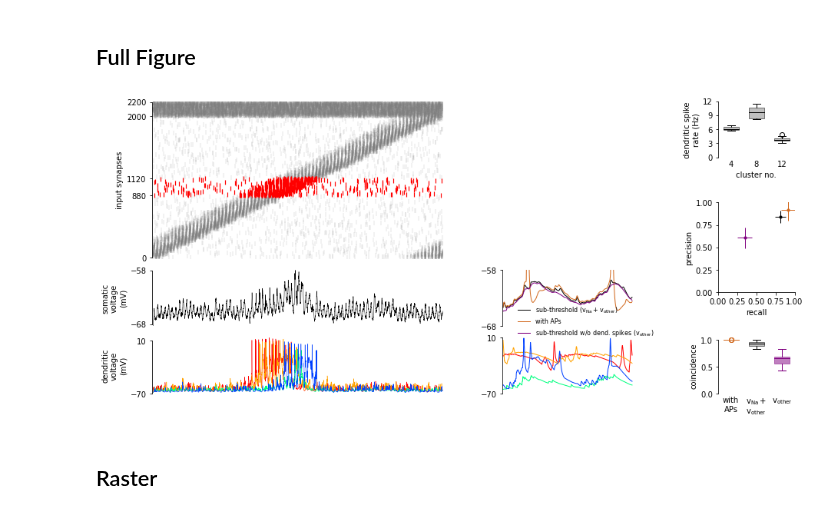
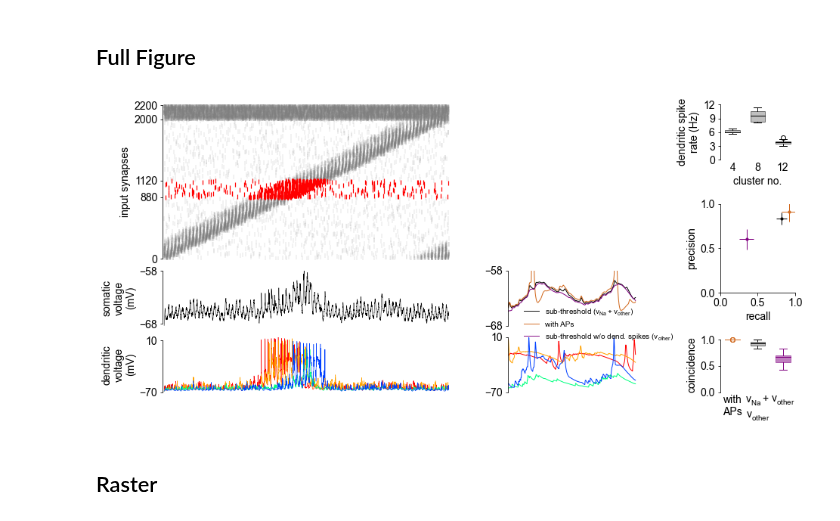
Before and after one commit to yjkimnada/dendrite, a Jupyter notebook: fig_biophys/fig_biophys.ipynb, the cells around one changed output. Cells and saved outputs as stored; diff of their text form; code cells hidden in the pictures.

```diff
--- a/fig_biophys/fig_biophys.ipynb
+++ b/fig_biophys/fig_biophys.ipynb
@@ -112,6 +112,7 @@ dspike_counts = dspike_counts / 10
 mpl.rcParams['pdf.fonttype'] = 42
 mpl.rcParams['font.sans-serif'] = "Arial"
 mpl.rcParams['font.family'] = "sans-serif"
+plt.rcParams['font.size'] = '14'
 
 fig = plt.figure(constrained_layout=True, figsize = (15,7))
 gs = fig.add_gridspec(9,24, wspace=0.2, hspace=0.5)
@@ -193,7 +194,7 @@ ax5.spines.top.set_visible(False)
 ax5.spines.bottom.set_visible(False)
 ax5.set_xticks([])
 #ax5.set_ylabel("Somatic Voltage (mV)")
-ax5.legend(loc=(0.1,-0.25), fontsize=8, frameon=False)
+ax5.legend(loc=(0.1,-0.35), fontsize=10, frameon=False)
 ax5.margins(x=0.005, y=0.005)
 
 ax4.plot(dend[0][22500:23500], color="#ff0000", linewidth=1, label="Cluster 1")
@@ -242,8 +243,8 @@ ax7.spines.right.set_visible(False)
 ax7.spines.top.set_visible(False)
 ax7.set_xlim(0,1)
 ax7.set_ylim(0,1)
-ax7.set_xticks([0,0.25,0.5,0.75,1])
-ax7.set_yticks([0,0.25,0.5,0.75,1])
+ax7.set_xticks([0,0.5,1])
+ax7.set_yticks([0,0.5,1])
 ax7.set_xlabel("recall")
 ax7.set_ylabel("precision")
 
@@ -370,34 +371,34 @@ ax8.set_yticks(np.arange(0,1.01,0.25))
 
 ins = ax8.inset_axes([0.4,0.25,0.6,0.5])
 ins.plot(fpr_ap_true_active, tpr_ap_true_active, linewidth=1, color="chocolate")
 ins.plot(fpr_na_true_active, tpr_na_true_active, linewidth=1, color="black")
 ins.plot(fpr_nona_true_active, tpr_nona_true_active, linewidth=1, color="purple")
 ins.spines.right.set_visible(False)
 ins.spines.top.set_visible(False)
 ins.set_ylim(0.95,1.001)
 ins.set_xlim(0,0.05)
 ins.set_xticks([0,0.05])
 ins.set_yticks([0.95,1])
 
 ax9.plot(rec_ap_true_active, prec_ap_true_active, linewidth=1, color="chocolate")
 ax9.plot(rec_na_true_active, prec_na_true_active, linewidth=1, color="black")
 ax9.plot(rec_nona_true_active, prec_nona_true_active, linewidth=1, color="purple")
 ax9.spines.right.set_visible(False)
 ax9.spines.top.set_visible(False)
 ax9.set_ylim(0,1.01)
 ax9.set_xlim(0,1)
 ax9.set_xlabel("recall")
 ax9.set_ylabel("precision")
 ax9.set_xticks(np.arange(0,1.01,0.25))
 ax9.set_yticks(np.arange(0,1.01,0.25))
 ax9.scatter(0.7171717171717171,0.9861111111111112, color="black")
 """
 
 fig.tight_layout()
 #plt.show()
 #fig.savefig("/home/sklee/dendrite/fig_biophys/fig_biophys_raw.pdf", bbox_inches="tight", transparent=True)
 # %% [output]
-[figure, old version]
+[figure, new version]
 # %% [markdown]
 ## Raster
 # %%
```
Also changed, not shown: 18 other files.
